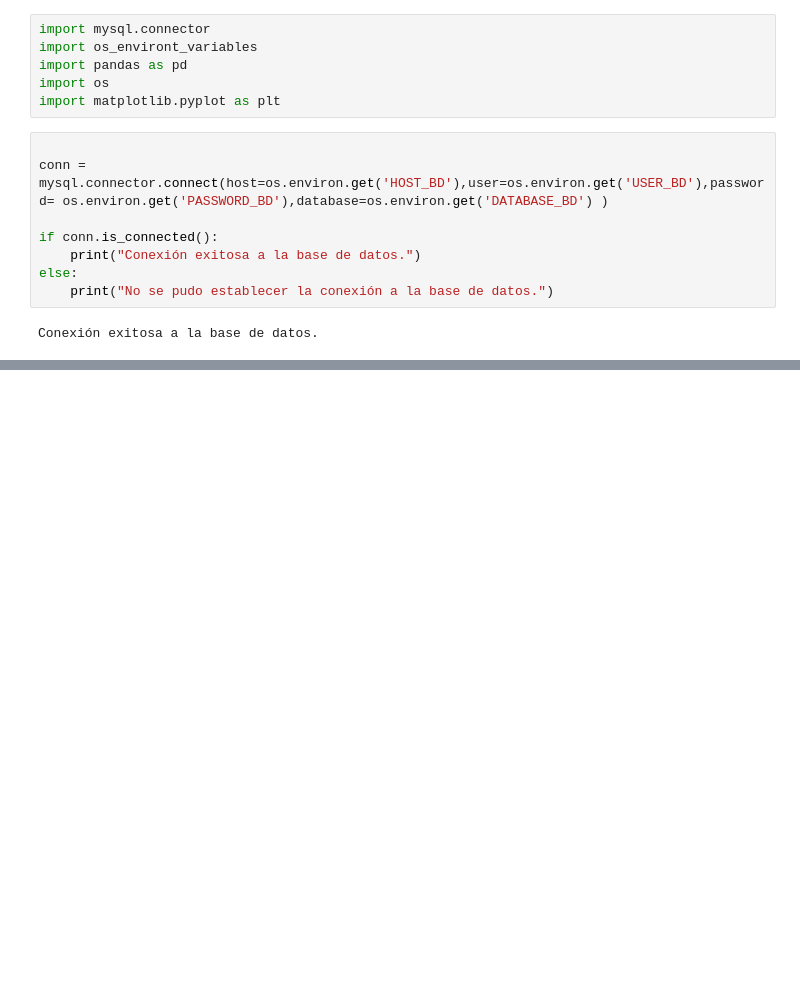
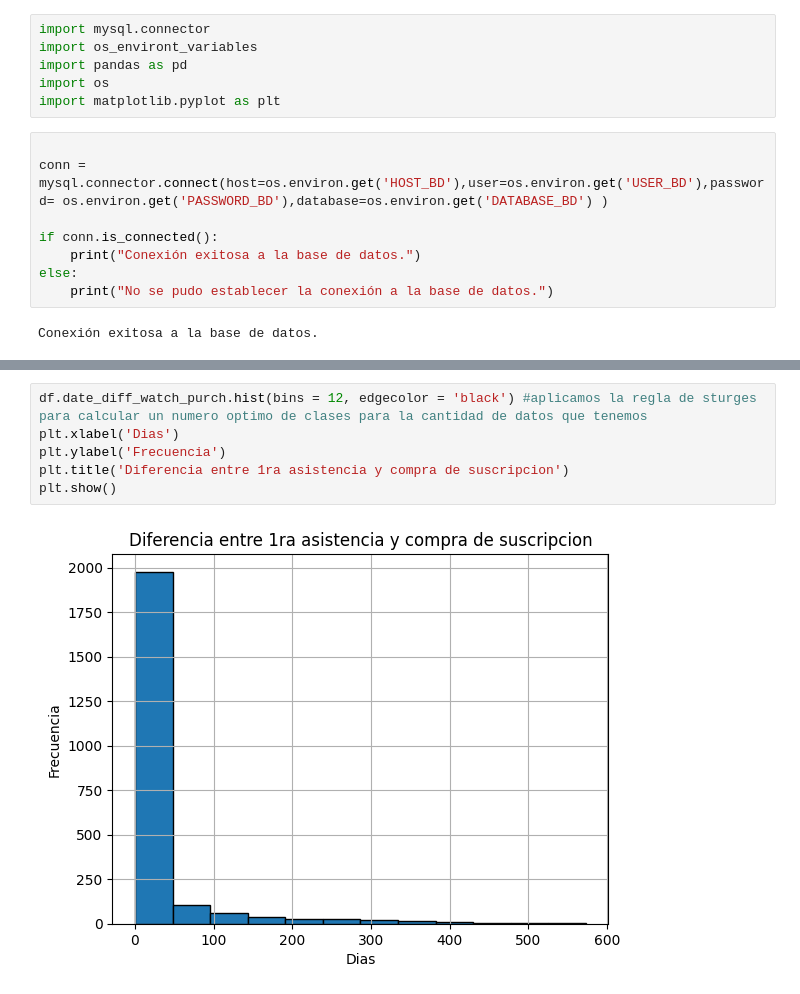
Before and after one commit to PyAngel/Free-to-Paid-Conversion-Rate-Study, a Jupyter notebook: estudio_base.ipynb, the cells around one changed output, grey strips where cells are left out. Cells and saved outputs as stored; diff of their text form; blank space fills up the shorter version.

```diff
--- a/estudio_base.ipynb
+++ b/estudio_base.ipynb
@@ -67,0 +152,8 @@ plt.show()
+# %%
+df.date_diff_watch_purch.hist(bins = 12, edgecolor = 'black') #aplicamos la regla de sturges para calcular un numero optimo de clases para la cantidad de datos que tenemos
+plt.xlabel('Dias')
+plt.ylabel('Frecuencia')
+plt.title('Diferencia entre 1ra asistencia y compra de suscripcion')
+plt.show()
+# %% [output]
+[figure, added]
```
Also changed, not shown: parts of 16 cells of this notebook.
